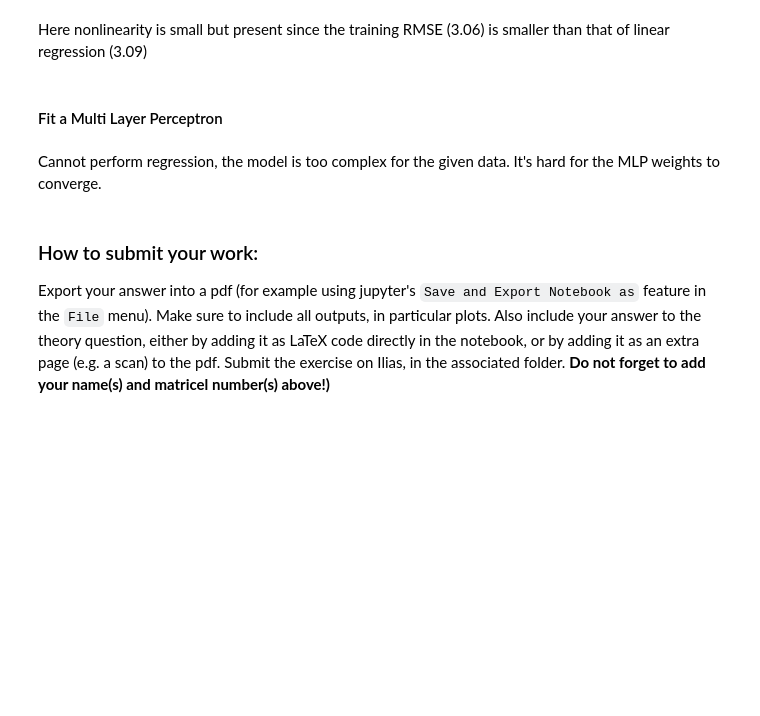
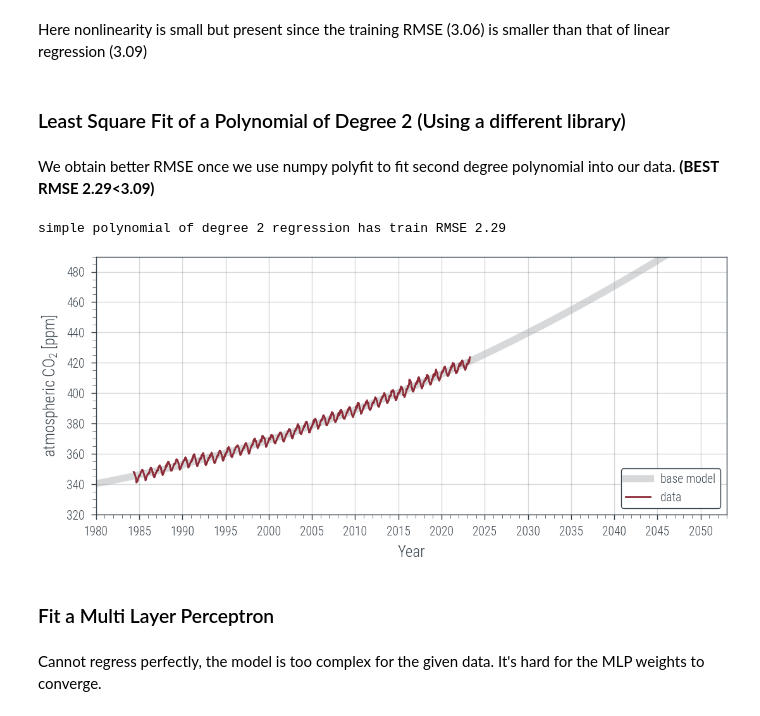
Before and after one commit to Bozcomlekci/PML, a Jupyter notebook: Ex01.ipynb, the cells around one changed output. Drawn from its saved outputs; the diff is of its cells as text; code cells hidden in the pictures; blank space fills up the shorter version.

```diff
--- a/Ex01.ipynb
+++ b/Ex01.ipynb
@@ -371,7 +371,46 @@ simple polynomial of degree 2 regression has train RMSE 3.06
 # %% [markdown]
 Here nonlinearity is small but present since the training RMSE (3.06) is smaller than that of linear regression (3.09)
+# %% [markdown]
+### Least Square Fit of a Polynomial of Degree 2 (Using a different library)
+# %% [markdown]
+We obtain better RMSE once we use numpy polyfit to fit second degree polynomial into our data. **(BEST RMSE 2.29<3.09)**
+# %%
+import numpy as np
+
+X_np = np.asarray(X)
+Y_np = np.asarray(Y)
+W = np.polyfit(X_np, Y_np, 2)
+p = np.poly1d(W)
+
+Ypred_LinReg = p(X_np)
+
+# Compute the RMSE.
+print(f"simple polynomial of degree 2 regression has train RMSE {loss(Ypred_LinReg):0.2f}")
+
+# Plot the data and the polynomial.
+fig, ax = plt.subplots()
+# Change figure size
+#fig.set_size_inches(10, 3)
+x = np.linspace(1980, 2053, 200)
+ax.plot(x, p(x), color=rgb.tue_gray,
+        lw=4, alpha=0.5, label="base model")
+ax.plot(X, Y, label="data")
+
+ax.set_xlabel("Year")
+ax.set_ylabel("atmospheric CO$_2$ [ppm]")
+ax.xaxis.set_major_locator(ticker.MultipleLocator(5))
+ax.xaxis.set_minor_locator(ticker.MultipleLocator(1))
+ax.yaxis.set_major_locator(ticker.MultipleLocator(20))
+ax.yaxis.set_minor_locator(ticker.MultipleLocator(5))
+ax.set_xlim([1980, 2053])
+ax.set_ylim([320, 490])
+ax.grid(which="major", axis="both")
+ax.legend(loc="lower right", framealpha=1, facecolor="w");
+# %% [output]
+simple polynomial of degree 2 regression has train RMSE 2.29
+[figure, added]
 # %% [markdown]
-#### Fit a Multi Layer Perceptron
+### Fit a Multi Layer Perceptron
 # %%
 # Fit a multilayer perceptron to the X data using PyTorch.
 import torch
@@ -475,8 +514,4 @@ Ypred = net(X_tensor).detach().squeeze().numpy()
 
 print(f"simple MLP has train RMS {mse_loss(Y_tensor, Ypred):0.2f}")
 # %% [markdown]
-Cannot perform regression, the model is too complex for the given data. It's hard for the MLP weights to converge.
+Cannot regress perfectly, the model is too complex for the given data. It's hard for the MLP weights to converge.
-# %% [markdown]
-### How to submit your work:
-
-Export your answer into a pdf (for example using jupyter's `Save and Export Notebook as` feature in the `File` menu). Make sure to include all outputs, in particular plots. Also include your answer to the theory question, either by adding it as LaTeX code directly in the notebook, or by adding it as an extra page (e.g. a scan) to the pdf. Submit the exercise on Ilias, in the associated folder. **Do not forget to add your name(s) and matricel number(s) above!)**
```
Also changed, not shown: parts of 2 cells of this notebook, 1 other file.
